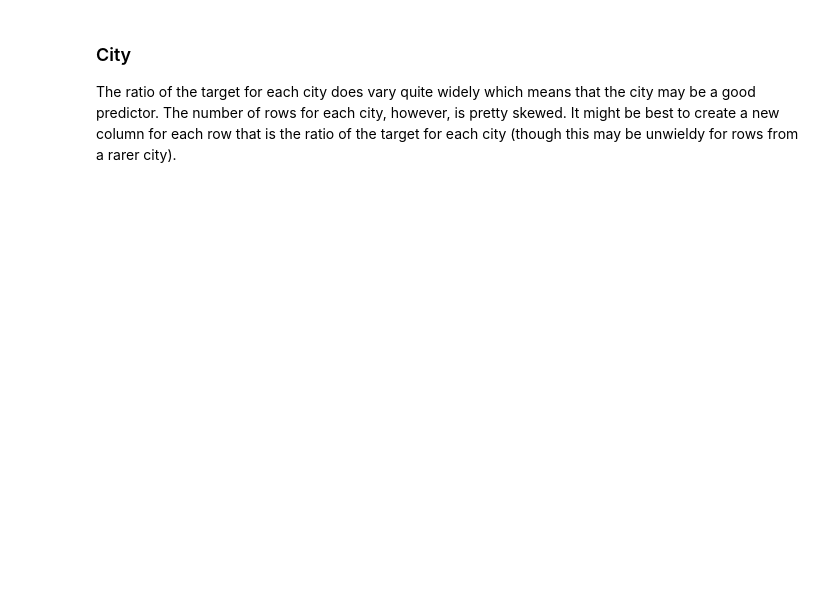
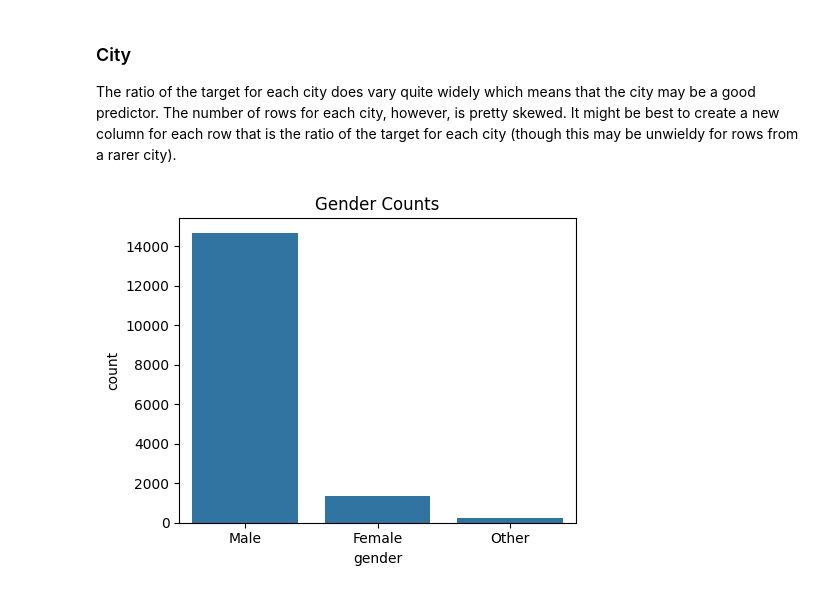
Before and after one commit to lucasmcclean/eda, a Jupyter notebook: eda.ipynb, the cells around one changed output. Drawn from its saved outputs; the diff is of its cells as text; code cells hidden in the pictures; blank space fills up the shorter version.

Commit message:
feat(c): add gender counts to target analysis

```diff
--- a/eda.ipynb
+++ b/eda.ipynb
@@ -214,3 +213,16 @@ plt.show()
 ### City
 
 The ratio of the target for each city does vary quite widely which means that the city may be a good predictor. The number of rows for each city, however, is pretty skewed. It might be best to create a new column for each row that is the ratio of the target for each city (though this may be unwieldy for rows from a rarer city).
+# %%
+feature = "gender"
+
+counts = data[feature].value_counts().reset_index()
+counts.columns = [feature, "count"]
+
+plt.figure(figsize=(5, 4))
+sns.barplot(data=counts, y="count", x=feature)
+plt.title("Gender Counts")
+plt.tight_layout()
+plt.show()
+# %% [output]
+[figure, added]
```
Also changed, not shown: parts of 3 cells of this notebook.
